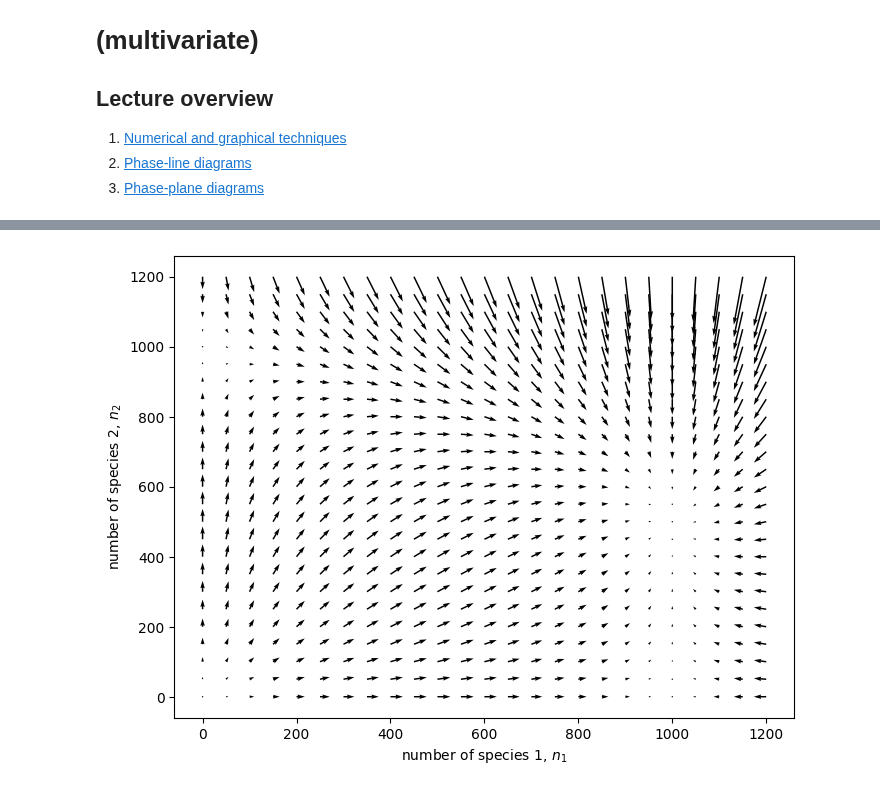
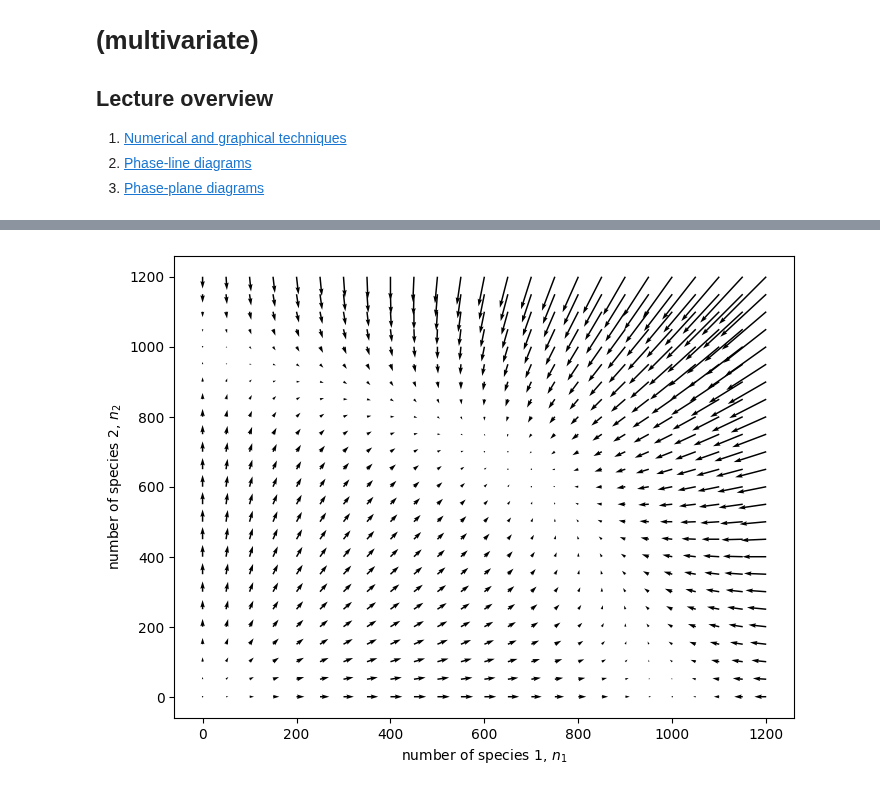
Before and after one commit to osmond-lab/eeb314, a Jupyter notebook: notebooks/lectures/lecture-06.ipynb, the cells around one changed output, grey strips where cells are left out. Cells and saved outputs as stored; diff of their text form; code cells hidden in the pictures.

```diff
--- a/notebooks/lectures/lecture-06.ipynb
+++ b/notebooks/lectures/lecture-06.ipynb
@@ -289,20 +289,20 @@ def plot_vector_field(dn1, dn2, xlim=(0,1200), ylim=(0,1200), n_steps=25, width=
 # %%
 # Initialize the sympy variables
 n1, n2 = sympy.symbols('n1, n2')
 
 # Choose the parameter values
 r1, r2 = 0.5, 0.5
 k1, k2 = 1000, 1000
-a12, a21 = 0, 0.5
+a12, a21 = 0.5, 0.5
 
 # Specify the difference equations
 dn1 = r1 * n1 * (1 - (n1 + a12 * n2) / k1)
 dn2 = r2 * n2 * (1 - (n2 + a21 * n1) / k2)
 
 # Plot the vector field
 plot_vector_field(dn1, dn2, axes_labels=["number of species 1, $n_1$", "number of species 2, $n_2$"])
 
 plt.show()
 # %% [output]
-[figure, old version]
+[figure, new version]
 # %% [markdown]
```
Also changed, not shown: parts of 12 cells of this notebook, 36 other files.
